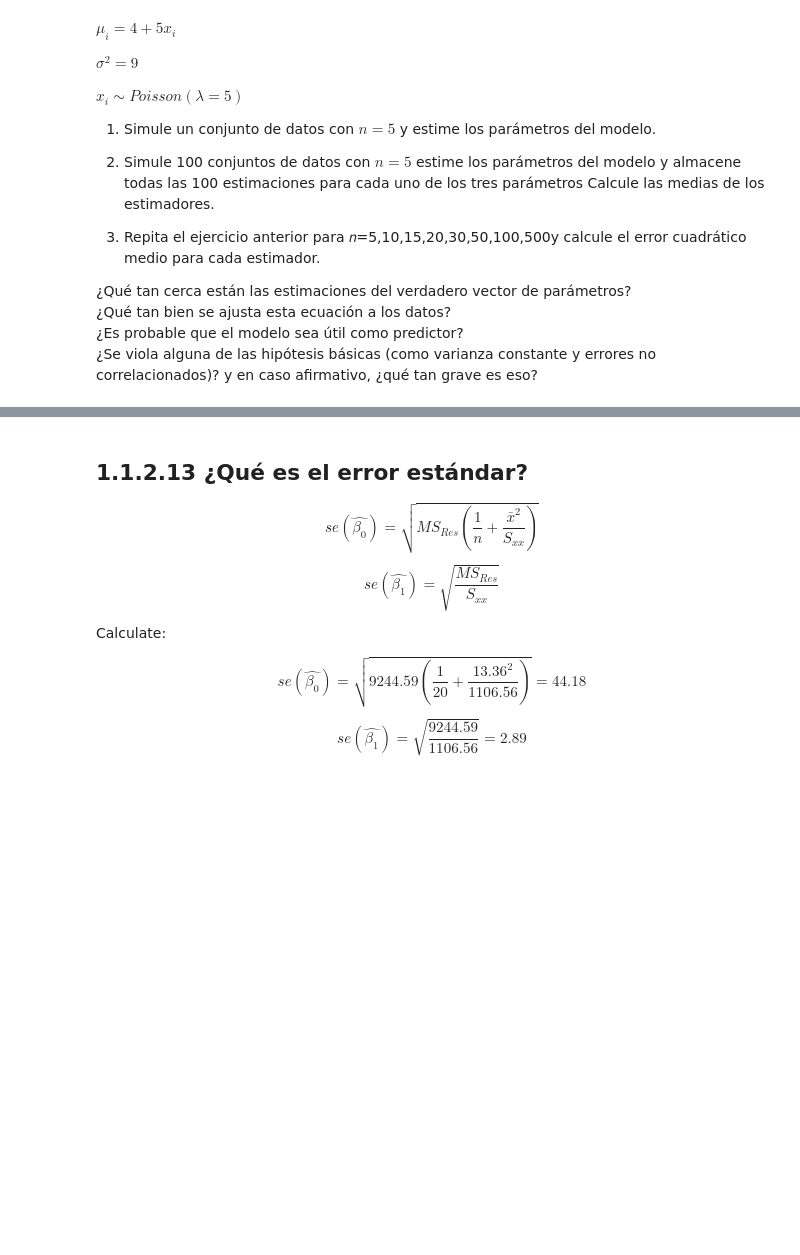
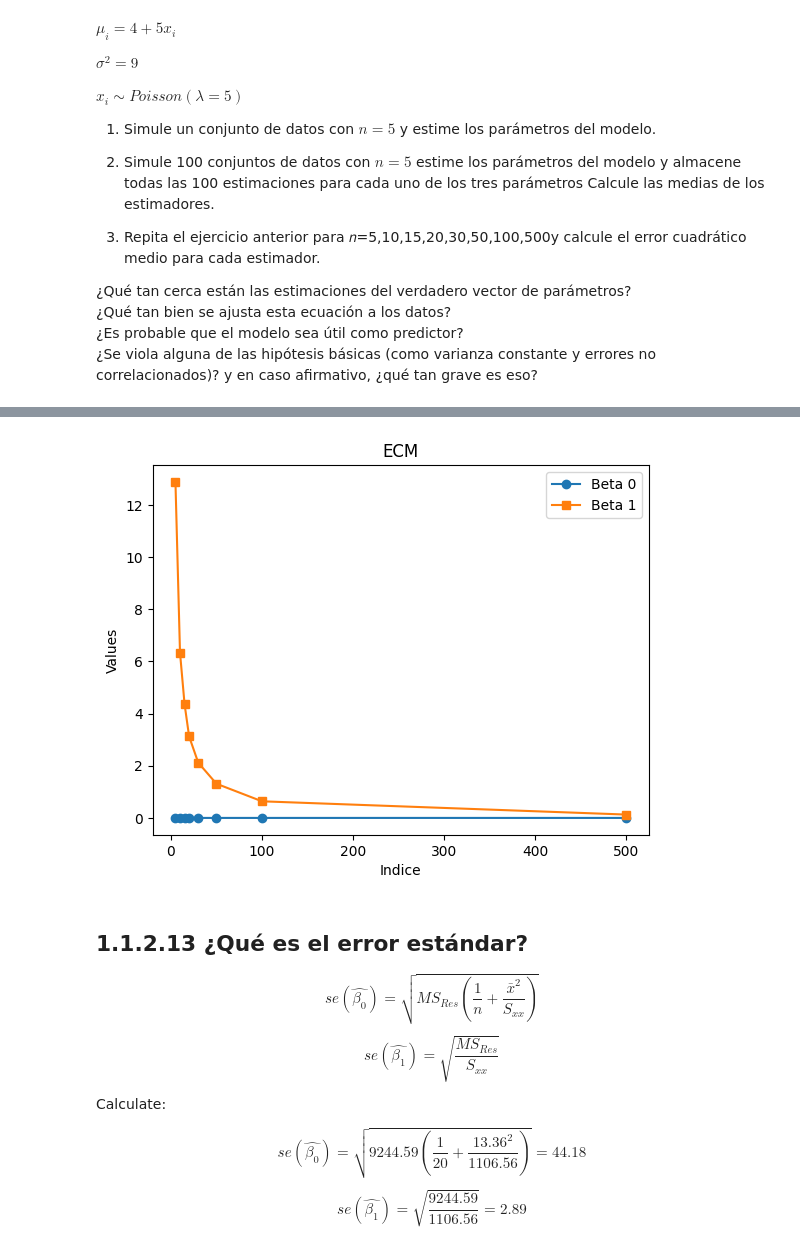
Before and after one commit to oecorrechag/regression, a Jupyter notebook: notebooks/01_seccion/1.1 Introduccion/1.1.2 Simple linear regression.ipynb, the cells around one changed output, grey strips where cells are left out. Cells and saved outputs as stored; diff of their text form; code cells hidden in the pictures; blank space fills up the shorter version.

```diff
--- a/notebooks/01_seccion/1.1 Introduccion/1.1.2 Simple linear regression.ipynb
+++ b/notebooks/01_seccion/1.1 Introduccion/1.1.2 Simple linear regression.ipynb
@@ -418,3 +465,15 @@ plt.show()
+# %%
+# Crear el gráfico de líneas
+plt.plot(nn, betas0, label='Beta 0', marker='o')
+plt.plot(nn, betas1, label='Beta 1', marker='s')
+
+plt.title('ECM')
+plt.xlabel('Indice')
+plt.ylabel('Values')
+plt.legend()
+plt.show()
+# %% [output]
+[figure, added]
 # %% [markdown]
 ## 1.1.2.13 ¿Qué es el error estándar?
 
```
Also changed, not shown: parts of 11 cells of this notebook.
